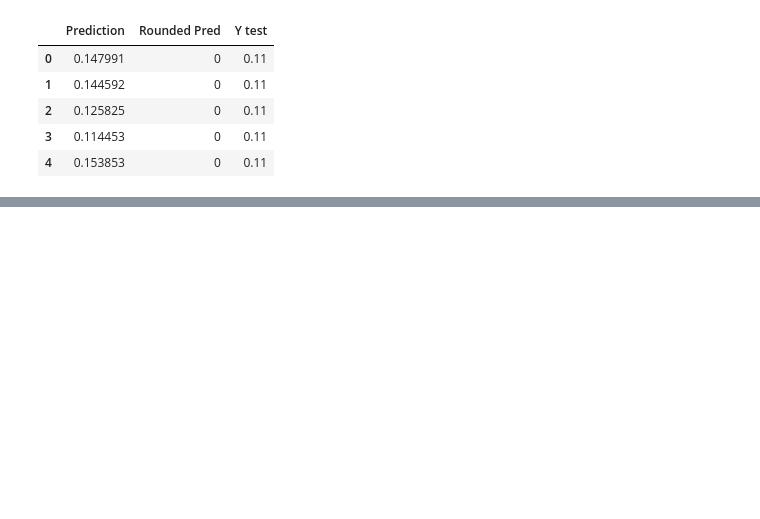
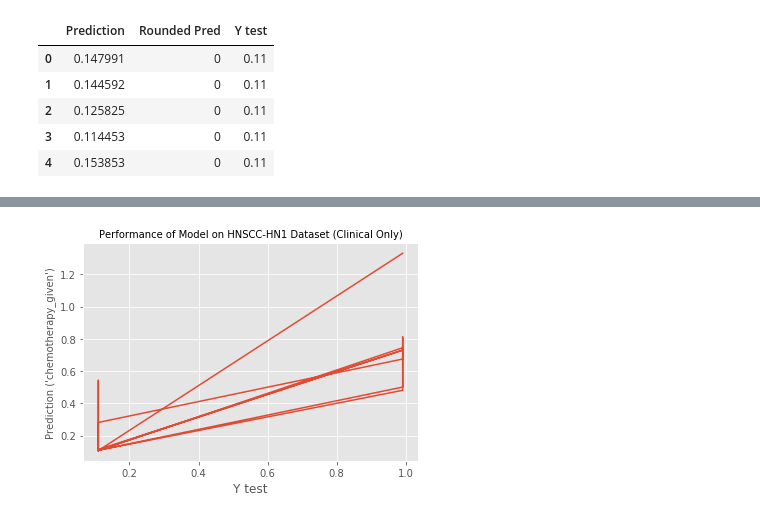
Before and after one commit to NM-Supercomputing-Challenge/Team8_Cancer_ML, a Jupyter notebook: data_vis.ipynb, the cells around one changed output, grey strips where cells are left out. Cells and saved outputs as stored; diff of their text form; code cells hidden in the pictures; blank space fills up the shorter version.

```diff
--- a/data_vis.ipynb
+++ b/data_vis.ipynb
@@ -82,0 +85,2 @@ plt.show()
+# %%
+df = pd.read_csv("D:\Cancer_Project\Team8_Cancer_ML\HNSCC-HN1\Cancer Model Performance Data - Prediction (HNSCC-HN1)(Clinical-Only).csv")
@@ -82,0 +96,13 @@ plt.show()
+# %%
+x=df["Y test"]
+y=df['Prediction']
+# %%
+plt.style.use("ggplot")
+plt.plot(x,y)
+plt.xlabel("Y test")
+plt.ylabel("Prediction ('chemotherapy_given')",fontsize=10)
+plt.title("Performance of Model on HNSCC-HN1 Dataset (Clinical Only)",fontsize=10)
+plt.savefig("D:\\Cancer_Project\\Team8_Cancer_ML\\result_graphs\\Pred vs Y_test (HNSCC-HN1)(Clinical-Only).png")
+plt.show()
+# %% [output]
+[figure, added]
```
Also changed, not shown: parts of 7 cells of this notebook.
